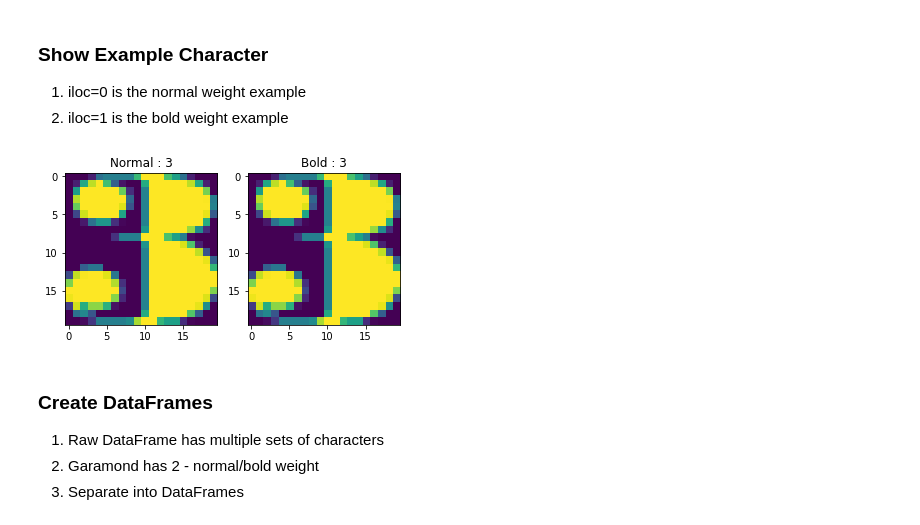
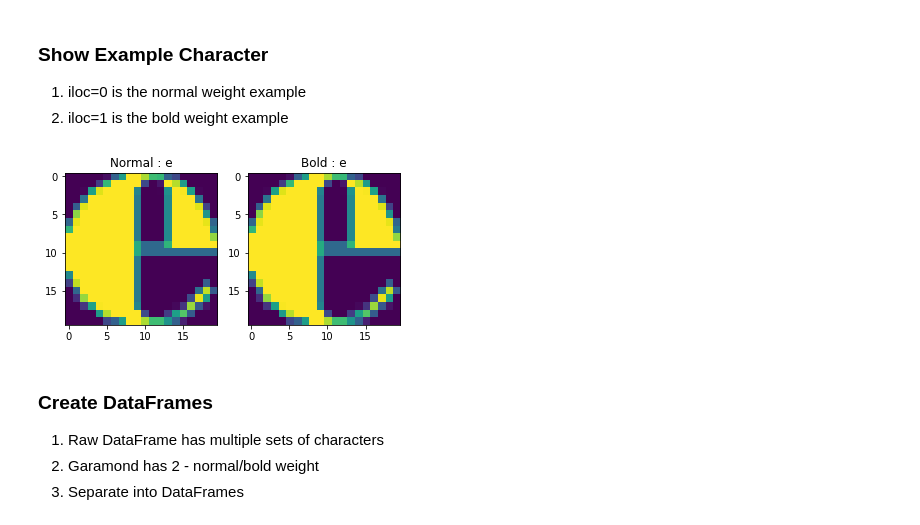
Before and after one commit to digital-tenebrist/udel-math-637, a Jupyter notebook: project-1/dim-reduction/bodoni.ipynb, the cells around one changed output. Cells and saved outputs as stored; diff of their text form; code cells hidden in the pictures.

```diff
--- a/project-1/dim-reduction/bodoni.ipynb
+++ b/project-1/dim-reduction/bodoni.ipynb
@@ -44,32 +44,32 @@ BODONI MT BLACK           : 2
 1. iloc=1 is the bold weight example
 # %%
 font_df = font_dict['BODONI MT BLACK']['df']
-example_ltr = ord('3')
+example_ltr = ord('e')
 
 norm_ltr = font_df.loc[font_df.m_label == example_ltr].iloc[0]
 bold_ltr = font_df.loc[font_df.m_label == example_ltr].iloc[1]
 
 ltrs = [norm_ltr, bold_ltr]
 caption_str = ['Normal', 'Bold']
 
 ex_rows=1
 ex_cols=2
 ex_fig_size = [6,8]
 
 # create figure (fig), and array of axes (ax)
 ex_fig, ex_ax = plt.subplots(nrows=ex_rows, ncols=ex_cols, figsize=ex_fig_size)
 for i, axi in enumerate(ex_ax.flat):
     # i runs from 0 to (nrows*ncols-1)
     # axi is equivalent with ax[rowid][colid]
     img = np.array(ltrs[i][1:], dtype=np.uint8).reshape(20,20)
     axi.imshow(img)
     # get indices of row/column
     # write row/col indices as axes' title for identification
     axi.set_title(f'{caption_str[i]} : {chr(ltrs[i][0])}')
 
 plt.show()
 # %% [output]
-[figure, old version]
+[figure, new version]
 # %% [markdown]
 ### Create DataFrames
 
```
Also changed, not shown: 7 other files.
